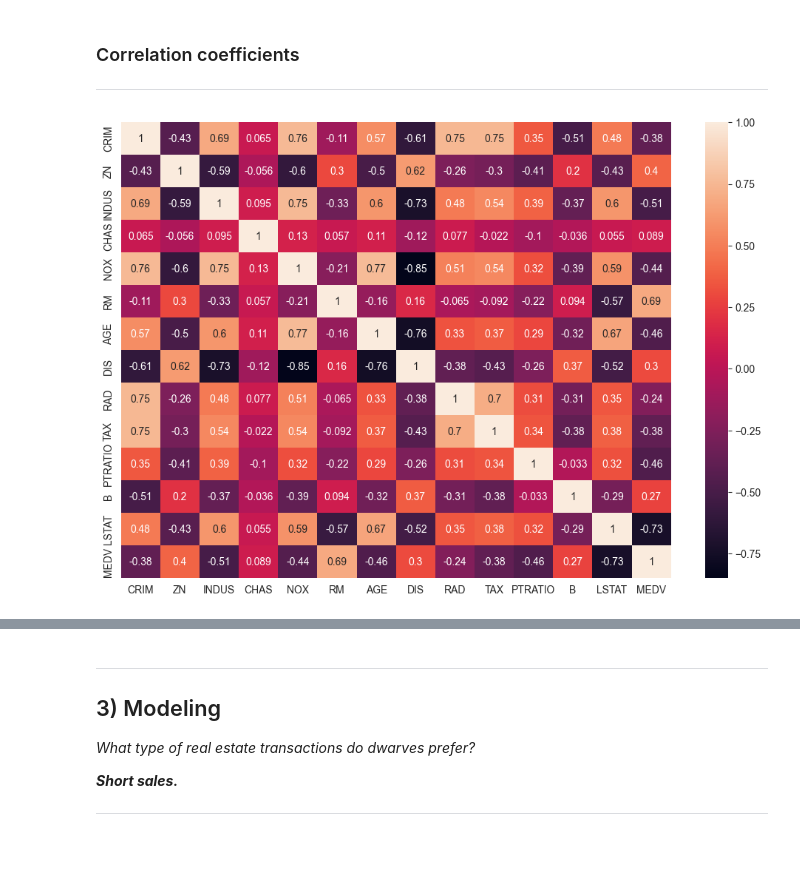
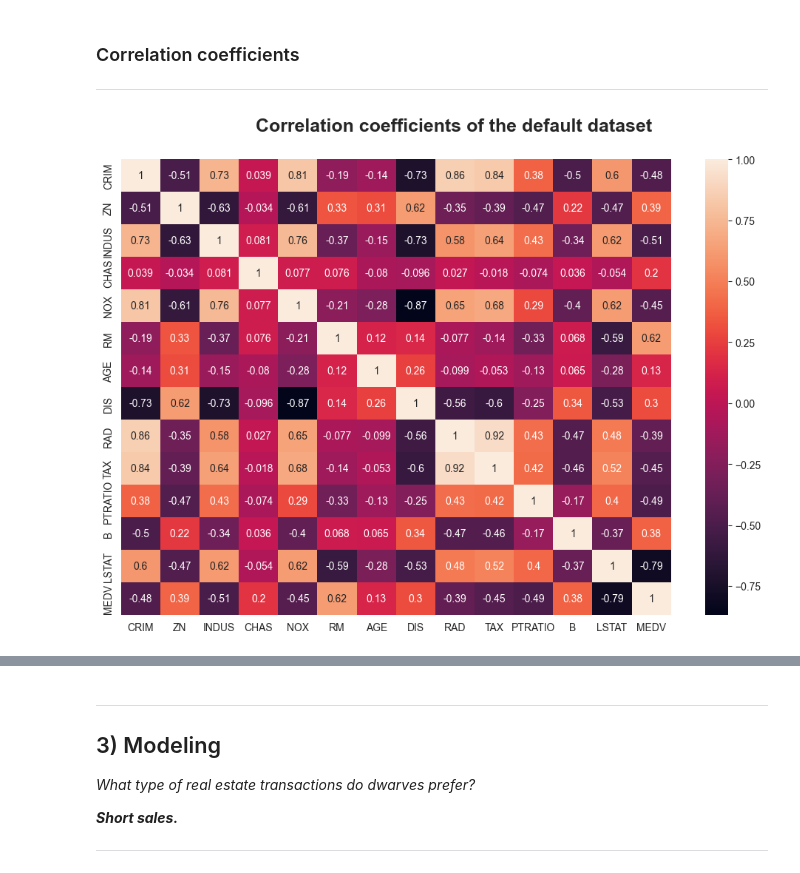
Before and after one commit to TheUltraBadDuck/DinoAnalysis, a Jupyter notebook: BostonHouse/BostonHouse.ipynb, the cells around one changed output, grey strips where cells are left out. Cells and saved outputs as stored; diff of their text form; code cells hidden in the pictures; blank space fills up the shorter version.

Commit message:
Improve analysis of the Boston Housing Dataset

```diff
--- a/BostonHouse/BostonHouse.ipynb
+++ b/BostonHouse/BostonHouse.ipynb
@@ -164,0 +198,18 @@ for i in range(12):
+# %%
+df_fixed = df.copy()
+
+# Log -> CRIM, INDUS, DIS, LSTAT
+df_fixed["CRIM"] = np.log(df_fixed["CRIM"])    # Adding '+ 1' would receive a different result
+df_fixed["INDUS"] = np.log(df_fixed["INDUS"])
+df_fixed["DIS"] = np.log(df_fixed["DIS"])
+df_fixed["PTRATIO"] = np.log(df_fixed["PTRATIO"] + 1)
+df_fixed["LSTAT"] = np.log(df_fixed["LSTAT"])
+
+# Boxcox -> NOX,
+df_fixed["NOX"] = boxcox(df_fixed["NOX"])[0]
+
+# Mean subtraction
+df_fixed["AGE"] = np.abs(df_fixed["AGE"] - np.mean(df_fixed["AGE"]))
+
+# Boolean
+df_fixed["ZN"] = df_fixed["ZN"].apply(lambda x: x != 0)
@@ -269,9 +258,0 @@ plt.show()
-# %%
-q1 = np.percentile(df_fixed["MEDV"], 25, method='midpoint')
-q3 = np.percentile(df_fixed["MEDV"], 75, method='midpoint')
-iqr = q3 - q1
-
-upper_range = q3 + 1.5 * iqr
-lower_range = q3 - 1.5 * iqr
-
-df_fixed = df_fixed[(df_fixed["MEDV"] > lower_range) & (df_fixed["MEDV"] < upper_range)]
@@ -289,6 +259,3 @@ plt.hist(np.sqrt(df["B"]))
-# %%
-df_fixed["ZN"] = df_fixed["ZN"].apply(lambda x: abs(x - 1) < 0.1)
-df_fixed["ZN"] = df_fixed["ZN"].astype(bool)    # True if low criminal rate, else high rate
 # %% [markdown]
 ### Correlation coefficients
 
@@ -296,8 +263,9 @@ ___
 # %%
 fig, ax = plt.subplots(figsize=(12, 8))
 
 sns.heatmap(df_fixed.corr(), annot=True, ax=ax)
+fig.suptitle("Correlation coefficients of the default dataset", fontsize=18, fontweight="bold", y=0.95)
 
 plt.show()
 # %% [output]
-[figure, old version]
+[figure, new version]
```
Also changed, not shown: parts of 64 cells of this notebook, 4 other files.
